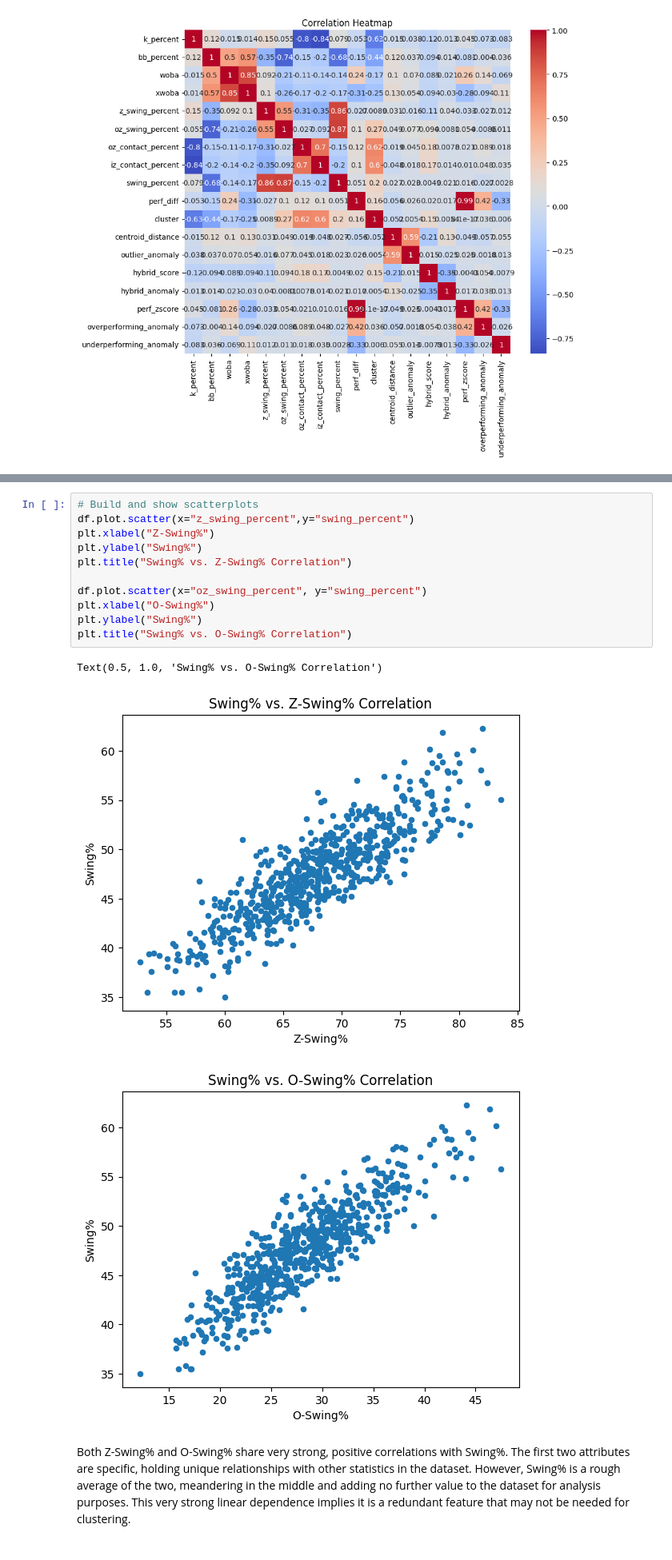
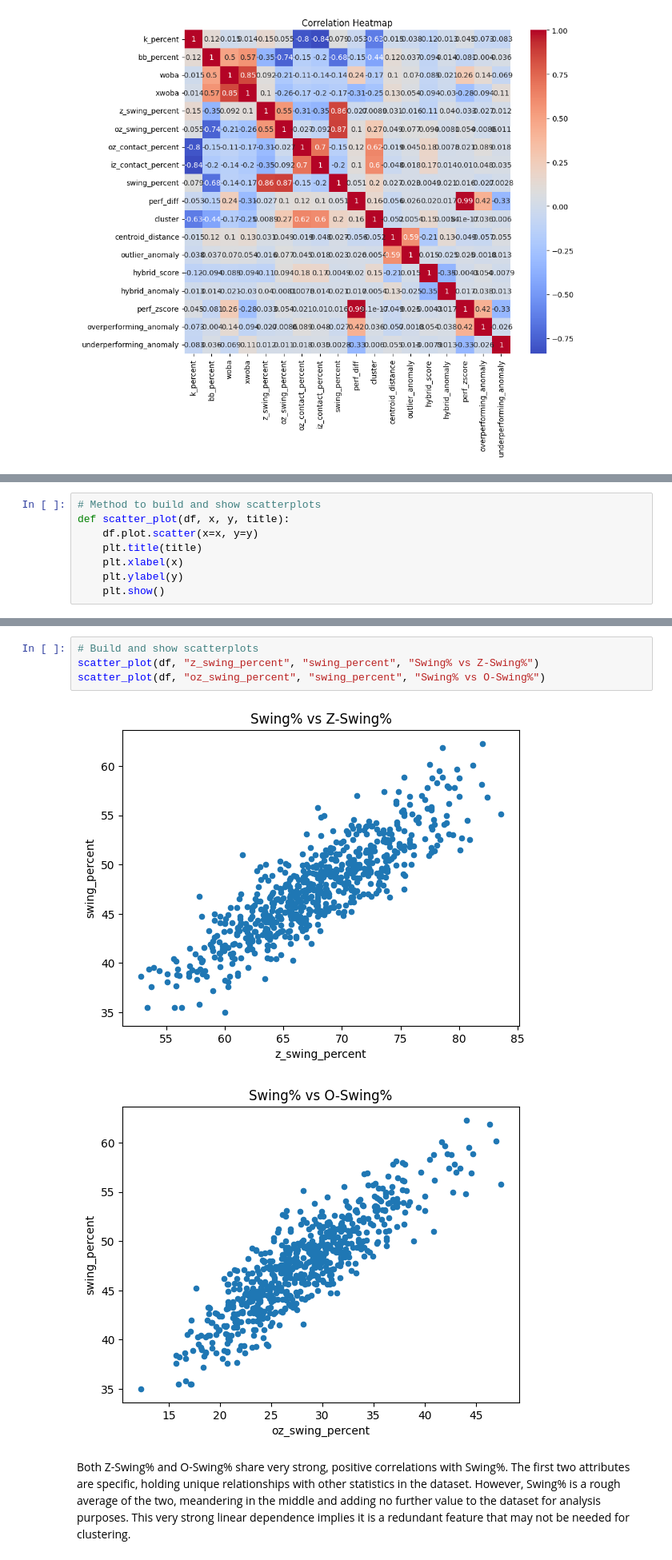
Before and after one commit to Chris83848/MLB-Data-Mining, a Jupyter notebook: notebooks/Complete_Implementation.ipynb, the cells around one changed output, grey strips where cells are left out. Shown at 80% size. Cells and saved outputs as stored; diff of their text form.

```diff
--- a/notebooks/Complete_Implementation.ipynb
+++ b/notebooks/Complete_Implementation.ipynb
@@ -239,0 +240,8 @@ The correlation heatmap reflects a variety of relationships, including inverse o
+# %%
+# Method to build and show scatterplots
+def scatter_plot(df, x, y, title):
+    df.plot.scatter(x=x, y=y)
+    plt.title(title)
+    plt.xlabel(x)
+    plt.ylabel(y)
+    plt.show()
@@ -240,17 +250,9 @@ The correlation heatmap reflects a variety of relationships, including inverse o
 # %%
 # Build and show scatterplots
-df.plot.scatter(x="z_swing_percent",y="swing_percent")
-plt.xlabel("Z-Swing%")
-plt.ylabel("Swing%")
-plt.title("Swing% vs. Z-Swing% Correlation")
-
-df.plot.scatter(x="oz_swing_percent", y="swing_percent")
-plt.xlabel("O-Swing%")
-plt.ylabel("Swing%")
-plt.title("Swing% vs. O-Swing% Correlation")
+scatter_plot(df, "z_swing_percent", "swing_percent", "Swing% vs Z-Swing%")
+scatter_plot(df, "oz_swing_percent", "swing_percent", "Swing% vs O-Swing%")
 # %% [output]
-Text(0.5, 1.0, 'Swing% vs. O-Swing% Correlation')
-[figure, old version]
+[figure, new version]
-[figure, old version]
+[figure, new version]
 # %% [markdown]
 Both Z-Swing% and O-Swing% share very strong, positive correlations with Swing%. The first two attributes are specific, holding unique relationships with other statistics in the dataset. However, Swing% is a rough average of the two, meandering in the middle and adding no further value to the dataset for analysis purposes. This very strong linear dependence implies it is a redundant feature that may not be needed for clustering.
```
Also changed, not shown: parts of 17 cells of this notebook.
